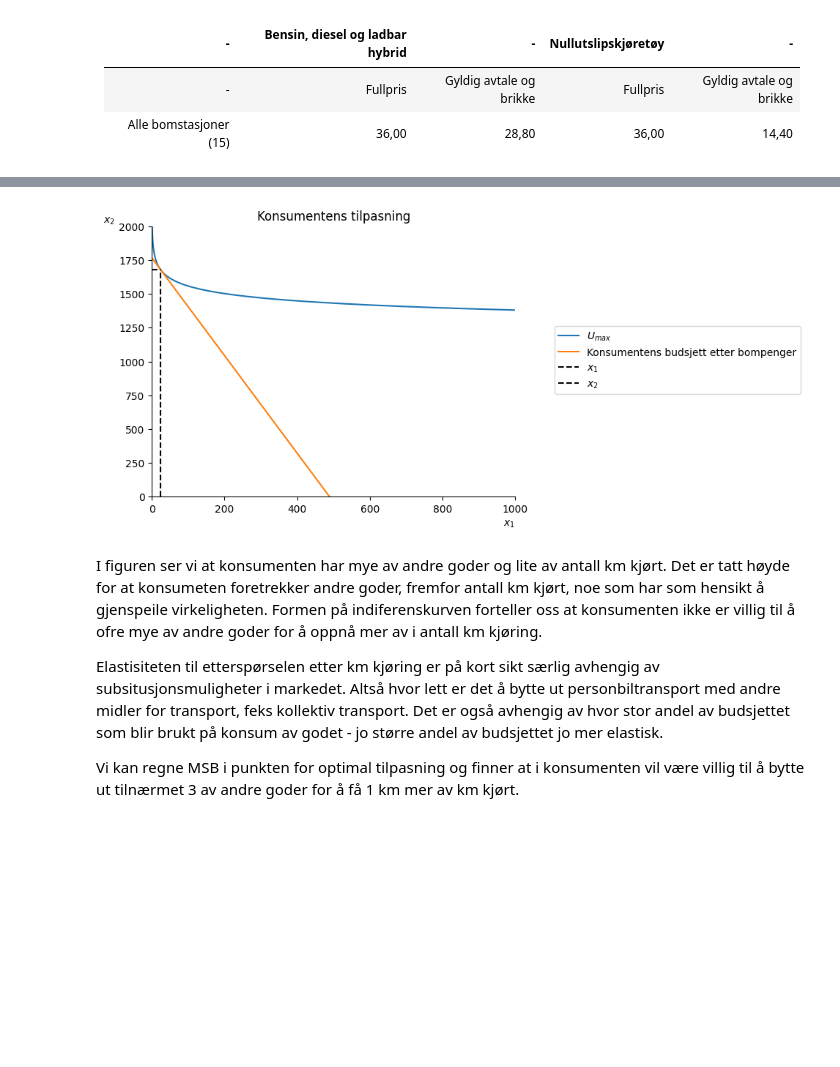
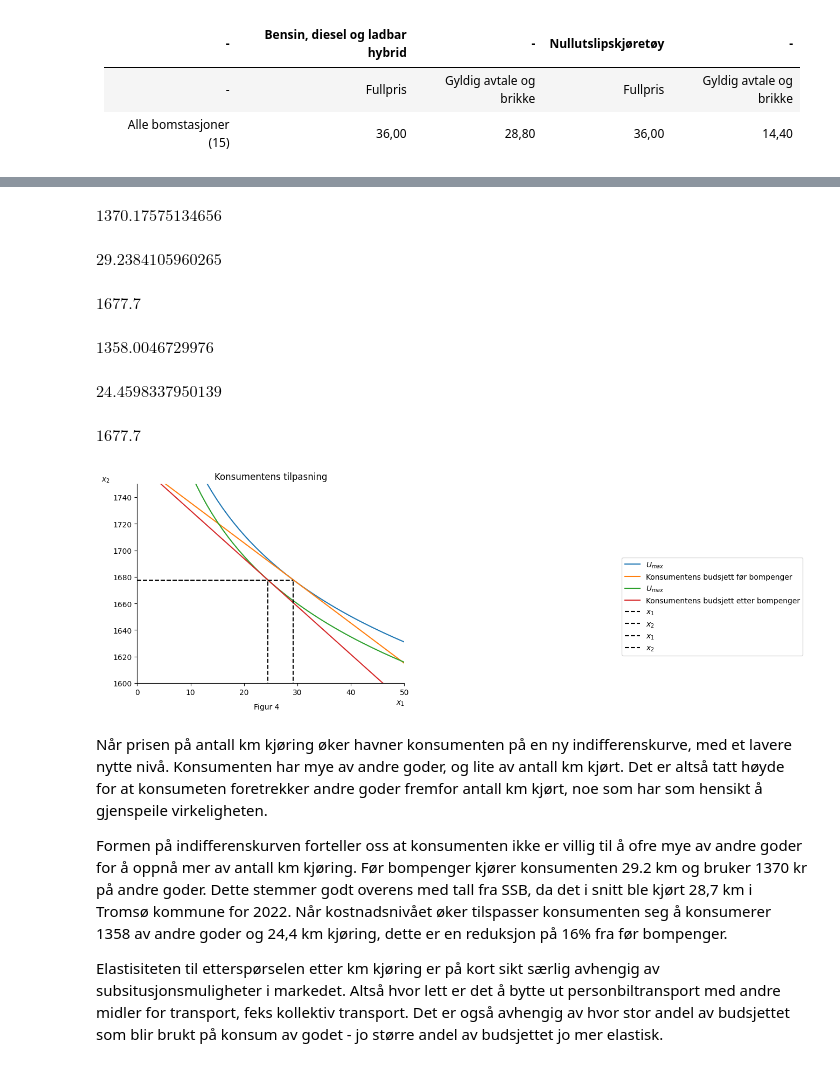
Before and after one commit to loopdiggaz/SOK-1006, a Jupyter notebook: Mappe2/mappeoppgave2_61.ipynb, the cells around one changed output, grey strips where cells are left out. Cells and saved outputs as stored; diff of their text form; code cells hidden in the pictures; blank space fills up the shorter version.

```diff
--- a/Mappe2/mappeoppgave2_61.ipynb
+++ b/Mappe2/mappeoppgave2_61.ipynb
@@ -346,36 +341,90 @@ $\displaystyle 1677.7$
+# %%
+# steg 1 har vi løst x_1_eq og x_2_eq
+
+# steg 2
+U_max=U.subs([(x_1,x_1_eq),(x_2,x_2_eq)])
+
+# Vi kan bruke tall i et oppslag for å regne numeriske verdier
+# her er et eksempel
+# la oss lage noen tall i et oppslag
+in_dict = {"a":0.04,"b":0.96,"m":1766,"p_1":3.61,"p_2":1}
+
+# Vi bruker disse tallene til å finne nytten som oppnås samt etterspørsel
+
+nytte=sp.sympify(U_max).evalf(subs={a:in_dict['a'], b:in_dict['b'], m:in_dict['m'], p_1:in_dict['p_1'], p_2:in_dict['p_2']})
+x_1_num=sp.sympify(x_1_eq).evalf(subs={a:in_dict['a'], b:in_dict['b'], m:in_dict['m'], p_1:in_dict['p_1'], p_2:in_dict['p_2']})
+x_2_num=sp.sympify(x_2_eq).evalf(subs={a:in_dict['a'], b:in_dict['b'], m:in_dict['m'], p_1:in_dict['p_1'], p_2:in_dict['p_2']})
+
+# steg 3
+# vi har laget x_2_ind_sol som løsning
+# og vi har laget en funksjon ved lambdify: indiff_x_2(U_0,a,b,x_1)
+
+# Ta a=.4, b=.25, m=2000, p_1=25, p_2=40
+
+# finn verdien for U_max, x_1_eq og x_2_eq
+
+
+nytte = U_max.subs([(a,0.05),(b,0.95),(m,1766),(p_1,3.02),(p_2,1)])
+x_1_num = x_1_eq.subs([(a,0.05),(b,0.95),(m,1766),(p_1,3.02),(p_2,1)])
+x_2_num = x_2_eq.subs([(a,0.05),(b,0.95),(m,1766),(p_1,3.02),(p_2,1)])
+
+nytte2 = U_max.subs([(a,0.05),(b,0.95),(m,1766),(p_1,3.61),(p_2,1)])
+x_1_num2 = x_1_eq.subs([(a,0.05),(b,0.95),(m,1766),(p_1,3.61),(p_2,1)])
+x_2_num2 = x_2_eq.subs([(a,0.05),(b,0.95),(m,1766),(p_1,3.61),(p_2,1)])
+
+display(nytte)
+display(x_1_num)
+display(x_2_num)
+
+display(nytte2)
+display(x_1_num2)
+display(x_2_num2)
+# %% [output]
+$\displaystyle 1370.17575134656$
+$\displaystyle 29.2384105960265$
+$\displaystyle 1677.7$
+$\displaystyle 1358.0046729976$
+$\displaystyle 24.4598337950139$
+$\displaystyle 1677.7$
 # %%
-# nå kan vi plotte
-
 fig, ax = plt.subplots()
 ax.set_ylabel('$x_2$', loc='top', rotation=0)
 ax.set_xlabel('$x_1$', loc='right')
 ax.set_xlim(0,1000)
 ax.set_ylim(0,2000)
 ax.spines['top'].set_color('none')
 ax.spines['right'].set_color('none')
 
-# plott funksjonene
+# før bompenger
+ax.plot(x, indiff_x_2(nytte,.05,.95,x), label='$U_{max}$')
+ax.plot(x, budsjett(1766, 3.02, 1, x), label = 'Konsumentens budsjett før bompenger')
 
-ax.plot(x, indiff_x_2(nytte,.05,0.95,x), label='$U_{max}$')
+# etter bompenger
+ax.plot(x, indiff_x_2(nytte2,.05,0.95,x), label='$U_{max}$')
 ax.plot(x, budsjett(1766, 3.61, 1, x), label = 'Konsumentens budsjett etter bompenger')
 
-#ax.plot(x, indiff_x_2(nytte,.05,.95,x), label='$U_{max}$')
-#ax.plot(x, budsjett(1766, 3.02, 1, x), label = 'Konsumentens budsjett før bompenger')
-
-# tegn inn tilpasningen
-
+# tilpasningen
 ax.vlines(x_1_num,0,x_2_num, color='black',ls='dashed', label='$x_1$')
 ax.hlines(x_2_num,0,x_1_num, color='black',ls='dashed', label='$x_2$')
+
+ax.vlines(x_1_num2,0,x_2_num2, color='black',ls='dashed', label='$x_1$')
+ax.hlines(x_2_num2,0,x_1_num2, color='black',ls='dashed', label='$x_2$')
+
 # tittel
 ax.set_title('Konsumentens tilpasning')
 
 #vis navnene:
 ax.legend(bbox_to_anchor=(1.8,0.65));
+
+plt.ylim(1600,1750)
+plt.xlim(0,50)
+txt = 'Figur 4'
+fig.text(.5, .01, txt, ha='center');
 # %% [output]
-[figure, old version]
+[figure, new version]
 # %% [markdown]
-I figuren ser vi at konsumenten har mye av andre goder og lite av antall km kjørt. Det er tatt høyde for at konsumeten foretrekker andre goder, fremfor antall km kjørt, noe som har som hensikt å gjenspeile virkeligheten. Formen på indiferenskurven forteller oss at konsumenten ikke er villig til å ofre mye av andre goder for å oppnå mer av i antall km kjøring.
+Når prisen på antall km kjøring øker havner konsumenten på en ny indifferenskurve, med et lavere nytte nivå. Konsumenten har mye av andre goder, og lite av antall km kjørt. Det er altså tatt høyde for at konsumeten foretrekker andre goder fremfor antall km kjørt, noe som har som hensikt å gjenspeile virkeligheten.
+
+Formen på indifferenskurven forteller oss at konsumenten ikke er villig til å ofre mye av andre goder for å oppnå mer av antall km kjøring. Før bompenger kjører konsumenten 29.2 km og bruker 1370 kr på andre goder. Dette stemmer godt overens med tall fra SSB, da det i snitt ble kjørt 28,7 km i Tromsø kommune for 2022. Når kostnadsnivået øker tilspasser konsumenten seg å konsumerer 1358 av andre goder og 24,4 km kjøring, dette er en reduksjon på 16% fra før bompenger.
 
 Elastisiteten til etterspørselen etter km kjøring er på kort sikt særlig avhengig av subsitusjonsmuligheter i markedet. Altså hvor lett er det å bytte ut personbiltransport med andre midler for transport, feks kollektiv transport. Det er også avhengig av hvor stor andel av budsjettet som blir brukt på konsum av godet - jo større andel av budsjettet jo mer elastisk.
-
-Vi kan regne MSB i punkten for optimal tilpasning og finner at i konsumenten vil være villig til å bytte ut tilnærmet 3 av andre goder for å få 1 km mer av km kjørt.
```
Also changed, not shown: parts of 18 cells of this notebook.
